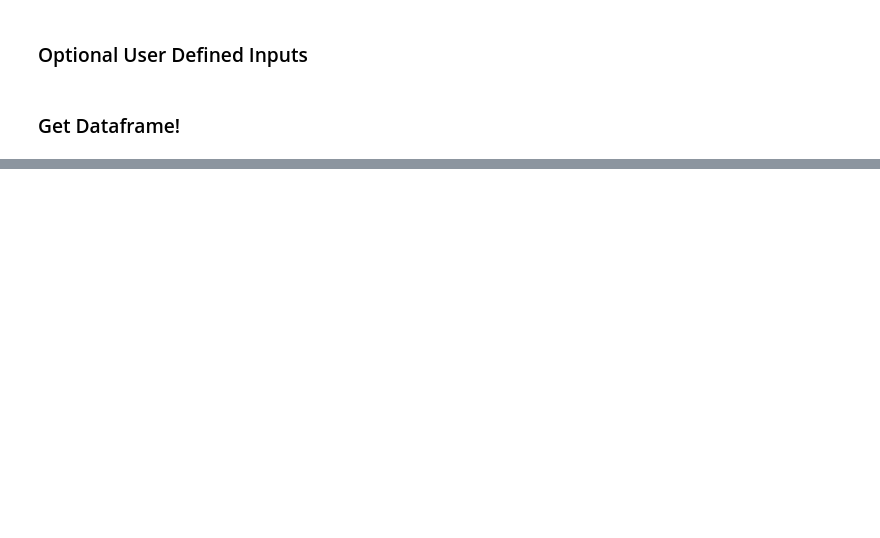
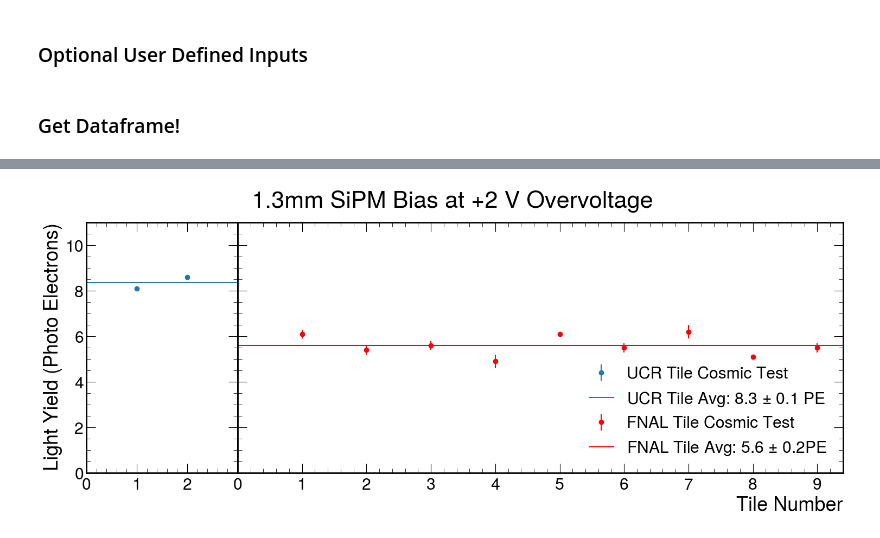
Before and after one commit to mrodr324/Scintillator-Studies, a Jupyter notebook: GetDataframe.ipynb, the cells around one changed output, grey strips where cells are left out. Cells and saved outputs as stored; diff of their text form; code cells hidden in the pictures; blank space fills up the shorter version.

```diff
--- a/GetDataframe.ipynb
+++ b/GetDataframe.ipynb
@@ -100,0 +154,44 @@ fout
+# %%
+import matplotlib.pyplot as plt
+import numpy as np
+from matplotlib import gridspec
+
+UCR_source = [10.4, 9.8]
+UCR_source_e = [0.3, 0.2]
+UCR_cosmic = [8.1, 8.6]
+UCR_cosmic_e = [0.1, 0.1]
+
+FNAL_source = [8.9, 9.1, 8.8, 5.7, 6.8, 6.3, 7.2, 6.0, 6.4]
+FNAL_source_e = [0.2, 0.1, 0.2, 0.1, 0.1, 0.1, 0.1, 0.1, 0.1]
+FNAL_cosmic = [6.1, 5.4, 5.6, 4.9, 6.1, 5.5, 6.2, 5.1, 5.5]
+FNAL_cosmic_e = [0.2, 0.2, 0.2, 0.3, 0.1, 0.2, 0.3, 0.1, 0.2]
+
+fig = plt.figure(figsize=(18,6))
+fig.suptitle("1.3mm SiPM Bias at +2 V Overvoltage")
+gs = gridspec.GridSpec(1, 2, width_ratios=[1, int(len(FNAL_cosmic)/len(UCR_cosmic))])
+ax = plt.subplot(gs[0])
+
+ax0 = plt.subplot(gs[0])
+#ax0.errorbar(np.arange(1,len(UCR_source)+1,1),UCR_source,UCR_source_e,fmt='o',label="UCR Tile Source Test")
+pl1 = ax0.errorbar(np.arange(1,len(UCR_cosmic)+1,1),UCR_cosmic,UCR_cosmic_e,fmt='o')
+pl2 = ax0.axhline(np.mean(UCR_cosmic))
+plt.ylabel("Light Yield (Photo Electrons)")
+plt.ylim(0,11)
+plt.xlim(0,len(UCR_source)+1)
+plt.xticks(np.arange(0, len(UCR_cosmic)+1, 1.0))
+
+ax1 = plt.subplot(gs[1],  sharey = ax0)
+ax1.yaxis.set_tick_params(labelleft=False)
+#ax1.errorbar(np.arange(1,len(FNAL_source)+1,1),FNAL_source,FNAL_source_e,fmt='o',label="FNAL Tile Source Test")
+pl3 = ax1.errorbar(np.arange(1,len(FNAL_cosmic)+1,1),FNAL_cosmic,FNAL_cosmic_e,fmt='o',color='r')
+pl4 = ax1.axhline(np.mean(FNAL_cosmic),color='r')
+ax1.set_xticks(np.arange(0, len(FNAL_cosmic)+1, 1.0))
+# remove last tick label for the second subplot
+plt.xlabel("Tile Number")
+
+# remove vertical gap between subplots
+plt.subplots_adjust(wspace=.0)
+plt.legend([pl1, pl2, pl3, pl4],[f"UCR Tile Cosmic Test",f"UCR Tile Avg: {np.mean(UCR_cosmic):.1f} $\pm$ {np.mean(UCR_cosmic_e):.1f} PE",f"FNAL Tile Cosmic Test",f"FNAL Tile Avg: {np.mean(FNAL_cosmic):.1f} $\pm$ {np.mean(FNAL_cosmic_e):.1f}PE"])
+plt.show()
+# %% [output]
+[figure, added]
```
Also changed, not shown: parts of 9 cells of this notebook, 4 other files.
